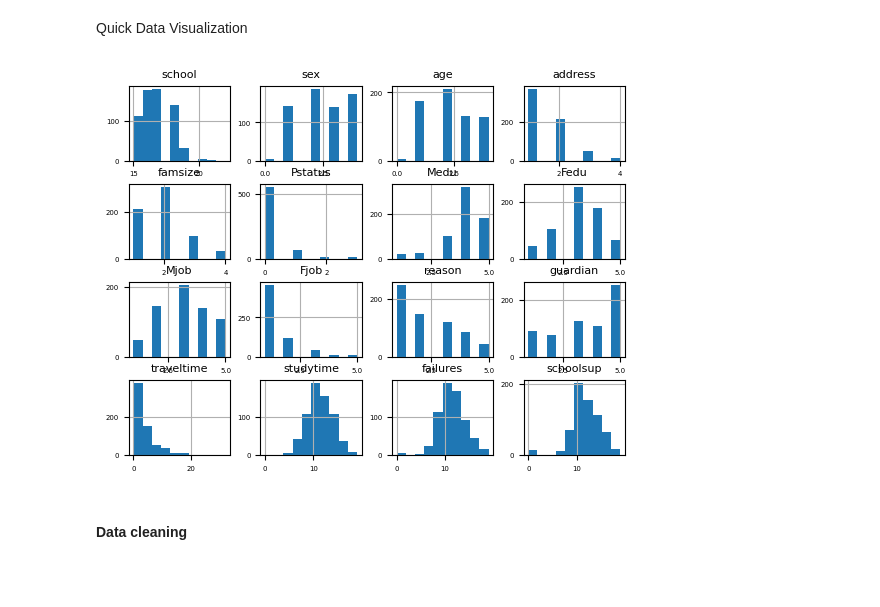
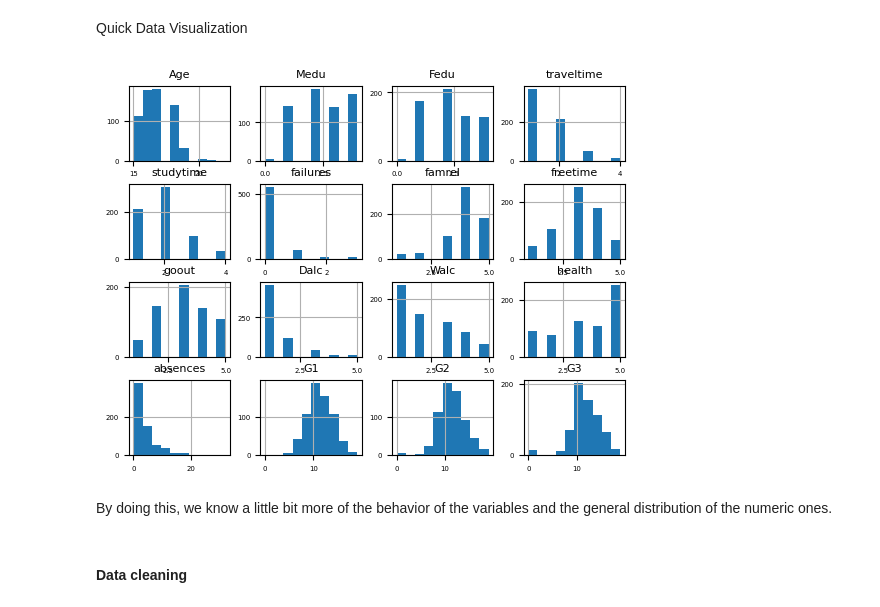
Before and after one commit to RafaelTakata0105/proyect-data-analysis, a Jupyter notebook: notebooks/proyect.ipynb, the cells around one changed output. Drawn from its saved outputs; the diff is of its cells as text; code cells hidden in the pictures; blank space fills up the shorter version.

Commit message:
changed the format of the first graph

```diff
--- a/notebooks/proyect.ipynb
+++ b/notebooks/proyect.ipynb
@@ -126,11 +126,16 @@ dtype: object
 Quick Data Visualization
 # %%
 axes = porclass_df.hist(column=porclass_df.columns, xlabelsize=5, ylabelsize=5)
+num_columns = ['Age', 'Medu', 'Fedu', 'traveltime', 'studytime', 'failures',
+          'famrel', 'freetime', 'goout', 'Dalc', 'Walc', 'health', 'absences',
+           'G1', 'G2', 'G3']
 #This is to change the size of the titles so it's easier to visualize
 for i, column in enumerate(axes.flatten()):
-    column.set_title(porclass_df.columns[i], fontsize=8)
+    column.set_title(label= num_columns[i], fontsize=8)
 # %% [output]
-[figure, old version]
+[figure, new version]
+# %% [markdown]
+By doing this, we know a little bit more of the behavior of the variables and the general distribution of the numeric ones.
 # %% [markdown]
 #### Data cleaning
 # %% [markdown]
```
Also changed, not shown: parts of 13 cells of this notebook.
